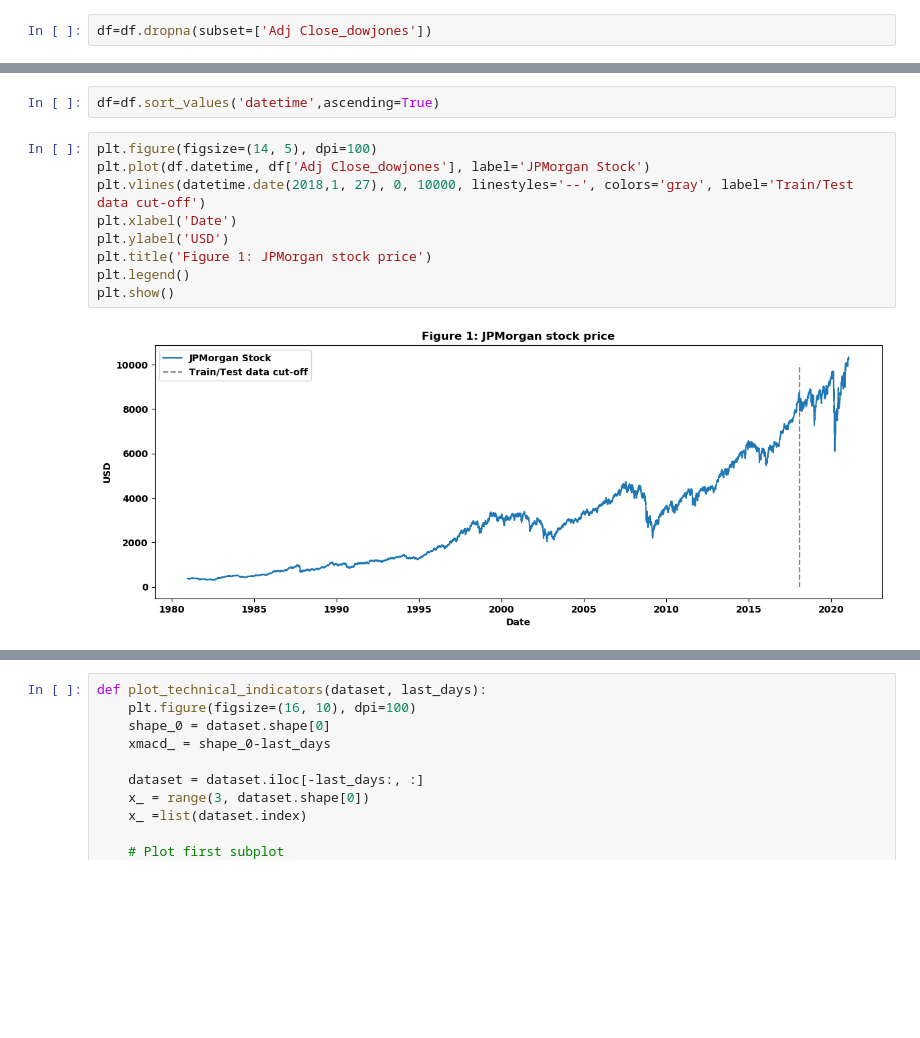
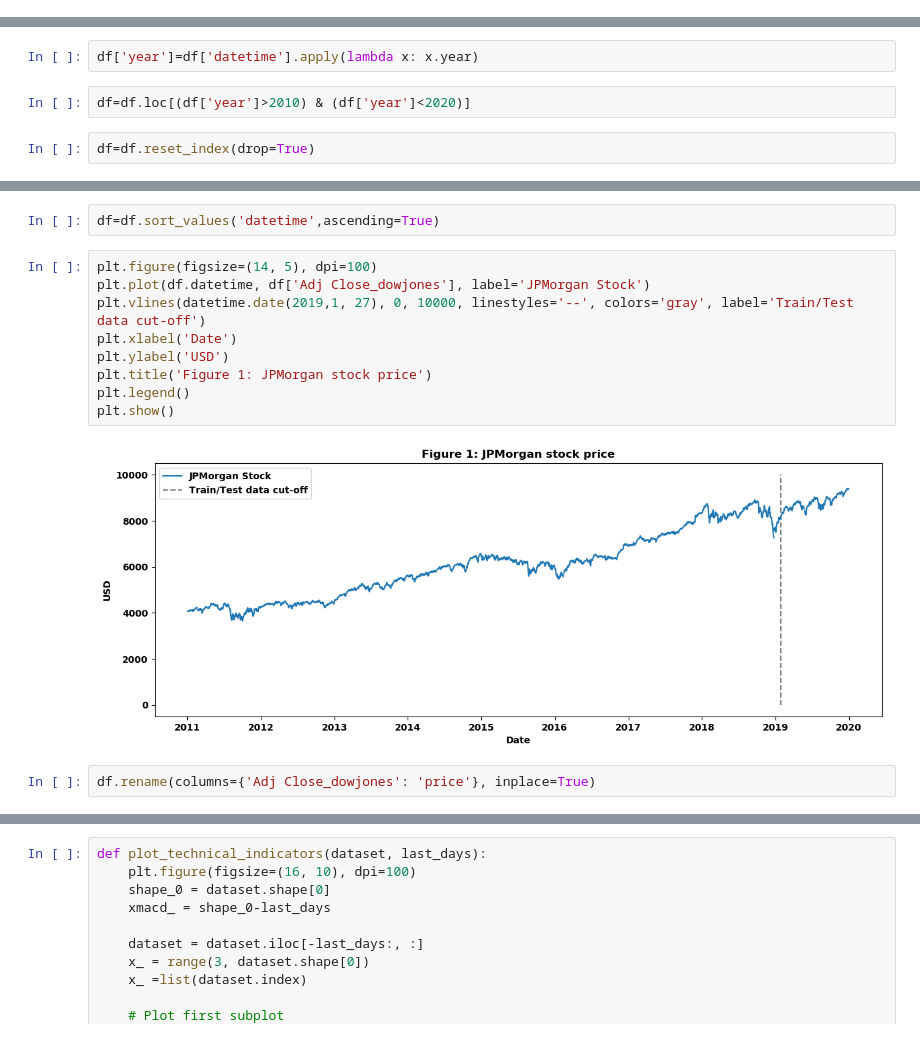
Before and after one commit to F1nalFortune/NYSE-JPM, a Jupyter notebook: data_analysis.ipynb, the cells around one changed output, grey strips where cells are left out. Saved outputs shown, nothing was run; the diff lists cells and outputs as text; blank space fills up the shorter version.

```diff
--- a/data_analysis.ipynb
+++ b/data_analysis.ipynb
@@ -79,5 +79,3 @@ msno.bar(df)
 # %%
 df['datetime'] = pd.to_datetime(df['date'])
 df=df.drop('date',axis=1)
-# %%
-df=df.dropna(subset=['Adj Close_dowjones'])
@@ -93,3 +82,9 @@ df.tail()
+# %%
+df['year']=df['datetime'].apply(lambda x: x.year)
+# %%
+df=df.loc[(df['year']>2010) & (df['year']<2020)]
+# %%
+df=df.reset_index(drop=True)
 # %%
 import matplotlib.pyplot as plt
 %matplotlib inline
@@ -99,11 +94,13 @@ df=df.sort_values('datetime',ascending=True)
 # %%
 plt.figure(figsize=(14, 5), dpi=100)
 plt.plot(df.datetime, df['Adj Close_dowjones'], label='JPMorgan Stock')
-plt.vlines(datetime.date(2018,1, 27), 0, 10000, linestyles='--', colors='gray', label='Train/Test data cut-off')
+plt.vlines(datetime.date(2019,1, 27), 0, 10000, linestyles='--', colors='gray', label='Train/Test data cut-off')
 plt.xlabel('Date')
 plt.ylabel('USD')
 plt.title('Figure 1: JPMorgan stock price')
 plt.legend()
 plt.show()
 # %% [output]
-[figure, old version]
+[figure, new version]
+# %%
+df.rename(columns={'Adj Close_dowjones': 'price'}, inplace=True)
```
Also changed, not shown: parts of 36 cells of this notebook.
